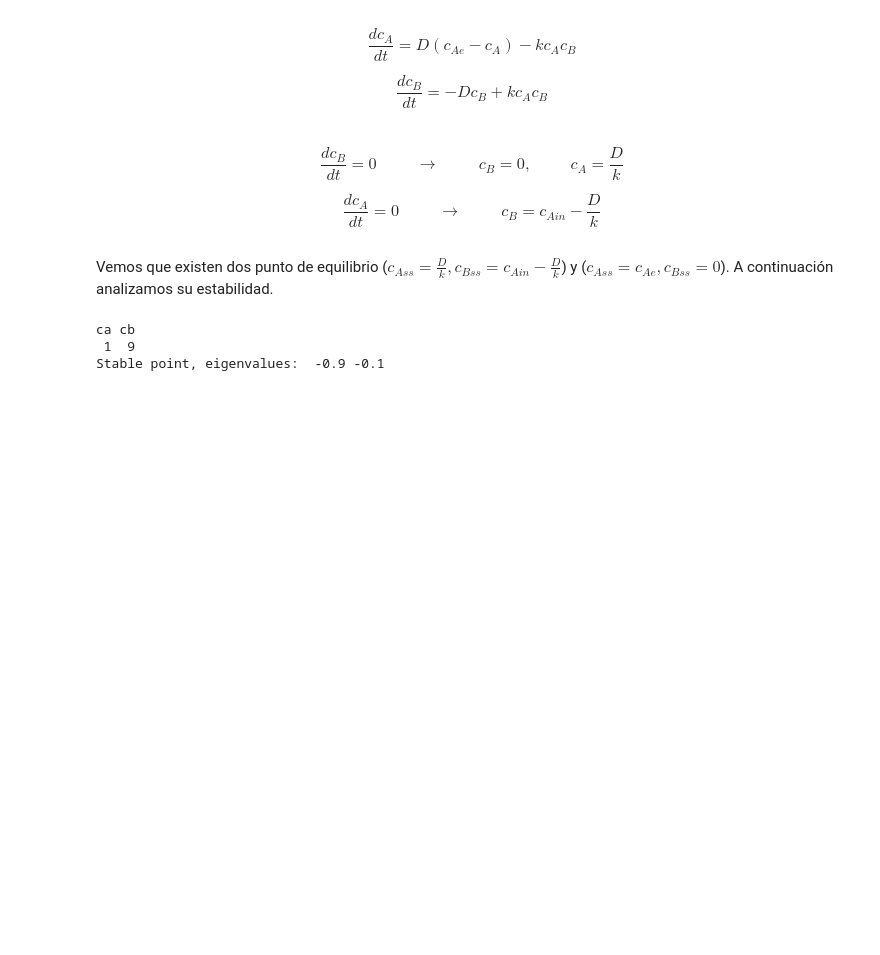
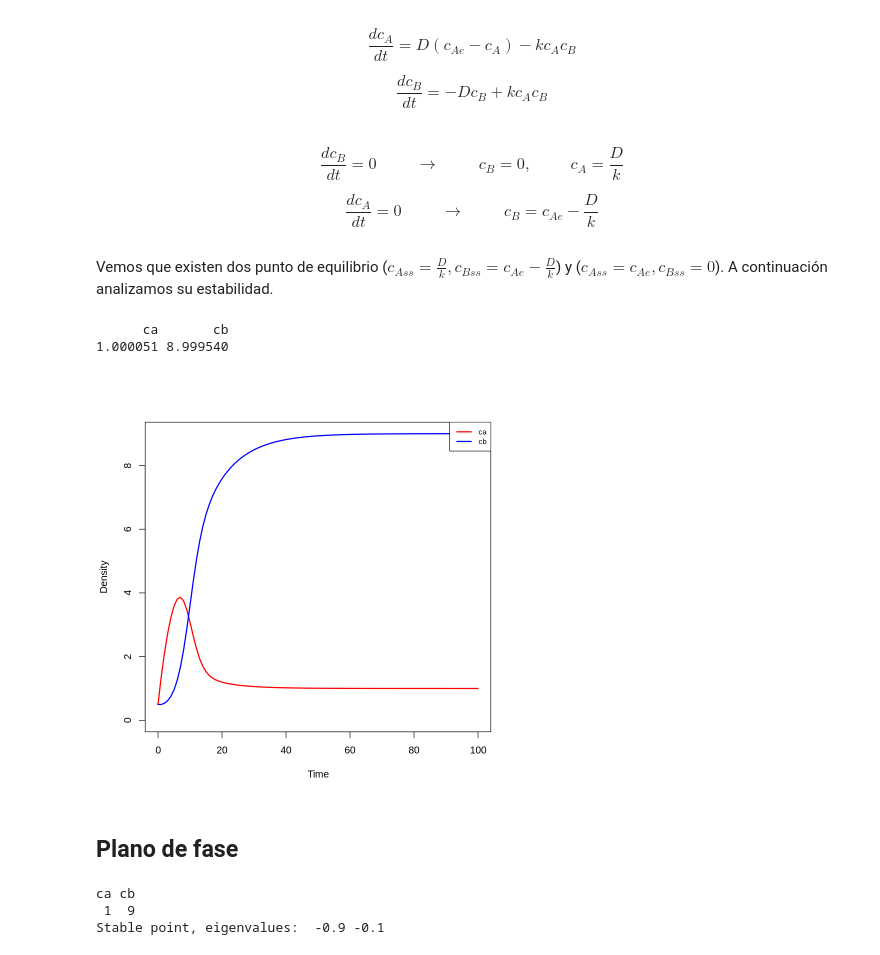
Before and after one commit to JuanM-GG/sistemas-dinamicos-R, a Jupyter notebook: balance_reactor.ipynb, the cells around one changed output. Saved outputs shown, nothing was run; the diff lists cells and outputs as text; code cells hidden in the pictures; blank space fills up the shorter version.

```diff
--- a/balance_reactor.ipynb
+++ b/balance_reactor.ipynb
@@ -122,9 +122,9 @@ $$\frac{dc_{B}}{dt} = - Dc_{B} + kc_{A}c_{B}$$
 # %% [markdown]
 $$ \frac{dc_{B}}{dt} = 0 \hspace{1cm} \rightarrow \hspace{1cm} c_{B} = 0, \hspace{1cm} c_{A} = \frac{D}{k} $$
 
-$$ \frac{dc_{A}}{dt} = 0 \hspace{1cm} \rightarrow \hspace{1cm} c_{B} = c_{Ain} - \frac{D}{k} $$
+$$ \frac{dc_{A}}{dt} = 0 \hspace{1cm} \rightarrow \hspace{1cm} c_{B} = c_{Ae} - \frac{D}{k} $$
 # %% [markdown]
-Vemos que existen dos punto de equilibrio ($c_{Ass} = \frac{D}{k}, c_{Bss} = c_{Ain} - \frac{D}{k}$) y ($c_{Ass} = c_{Ae}, c_{Bss} = 0$). A continuación analizamos su estabilidad.
+Vemos que existen dos punto de equilibrio ($c_{Ass} = \frac{D}{k}, c_{Bss} = c_{Ae} - \frac{D}{k}$) y ($c_{Ass} = c_{Ae}, c_{Bss} = 0$). A continuación analizamos su estabilidad.
 # %%
 model <- function(time, state, parms) {
   with(as.list(c(state, parms)), {
@@ -137,7 +137,14 @@ model <- function(time, state, parms) {
 }
 # %%
 p <- c(D = 0.1, cain = 10, k = 0.1)
-s <- c(ca = 5, cb = 0.5)
+s <- c(ca = 0.5, cb = 0.5)
+run(tmax = 100)
+# %% [output]
+      ca       cb
+1.000051 8.999540
+[figure, added]
+# %% [markdown]
+## Plano de fase
 # %%
 plane(xmax = 15, ymax = 15, xmin = -0.01, ymin = -0.01)
 newton(state = c(ca = 1, cb = 10), plot = TRUE)
```
Also changed, not shown: parts of 23 cells of this notebook.
